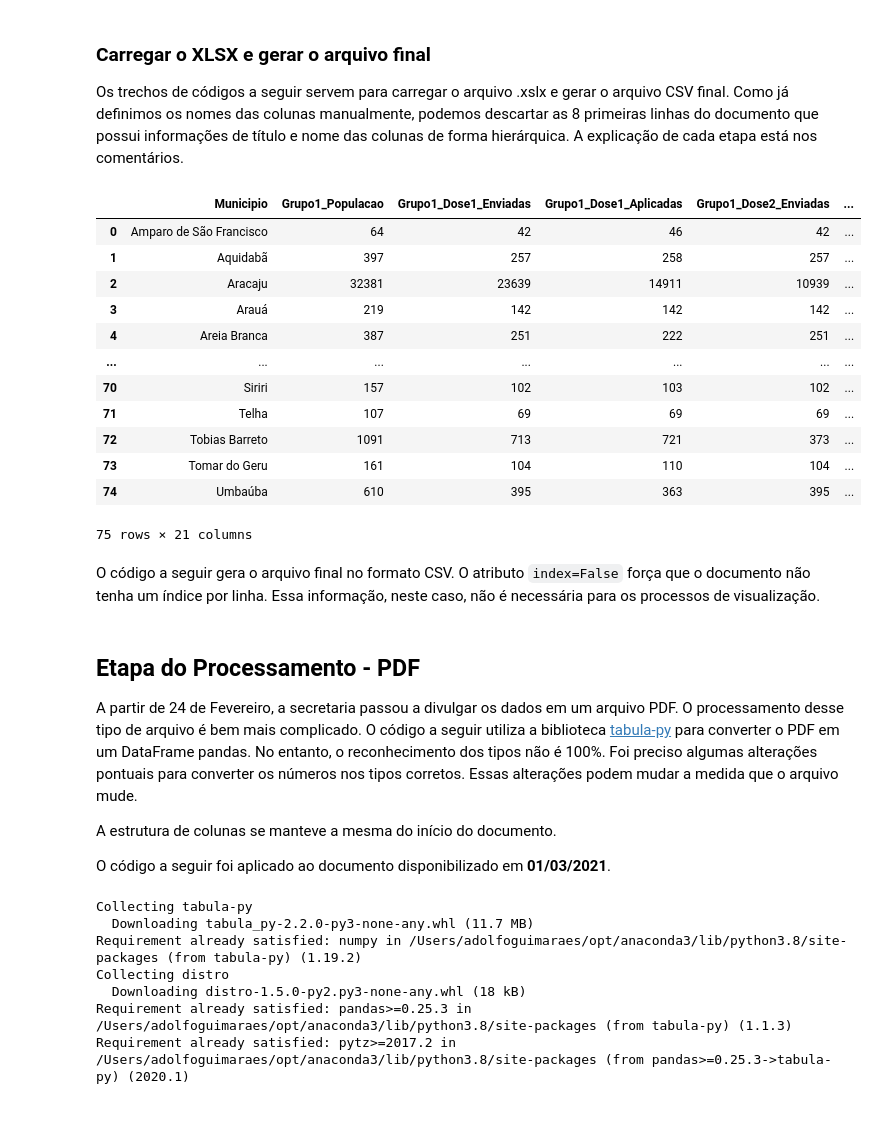
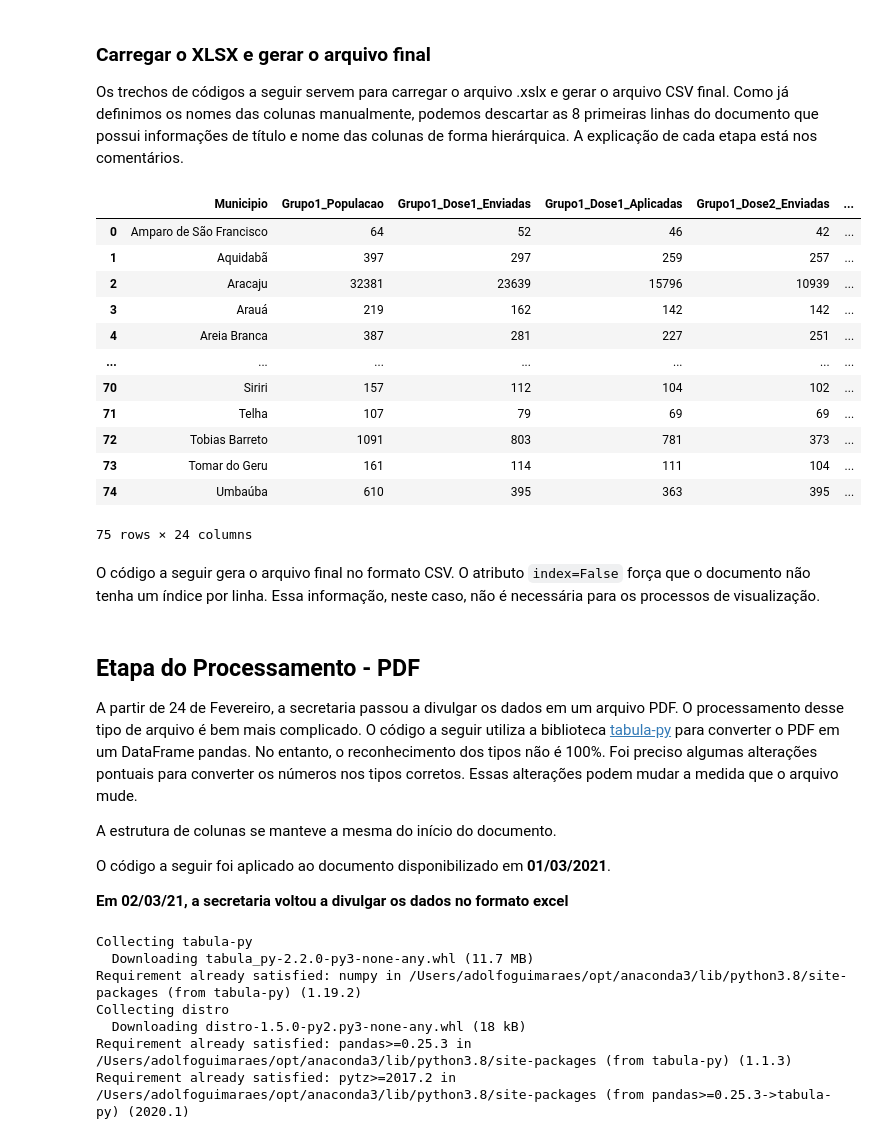
Before and after one commit to adolfoguimaraes/covid19_vacinacao, a Jupyter notebook: Sergipe/ProcessarArquivo_Vacinas.ipynb, the cells around one changed output. Cells and saved outputs as stored; diff of their text form; code cells hidden in the pictures.

```diff
--- a/Sergipe/ProcessarArquivo_Vacinas.ipynb
+++ b/Sergipe/ProcessarArquivo_Vacinas.ipynb
@@ -111,6 +171,10 @@ list_columns = [
     'Grupo4_Doses1_Cobertura',
     'Grupo4_Doses2_Aplicadas',
     'Grupo4_Doses2_Cobertura',
+    'Grupo5_DosesEnviadas',
+    'Grupo5_Doses_Aplicadas_8084',
+    'Grupo5_Doses_Aplicadas_8589',
+    'Grupo5_Cobertura',
     'Total_Dose1_Enviadas',
     'Total_Dose1_Aplicadas',
     'Total_Dose1_Cobertura',
@@ -143,6 +207,9 @@ final_columns = [
     'Grupo4_DosesEnviadas',
     'Grupo4_Doses1_Aplicadas',
     'Grupo4_Doses2_Aplicadas',
+    'Grupo5_DosesEnviadas',
+    'Grupo5_Doses_Aplicadas_8084',
+    'Grupo5_Doses_Aplicadas_8589',
     'Total_Dose1_Enviadas',
     'Total_Dose1_Aplicadas',
     'Total_Dose2_Enviadas',
@@ -158,50 +225,50 @@ Carrega o arquivo .xlsx descartando as 8 primeiras linhas (skiprows=8) que corre
 as linhas de informações dos governos e títulos das colunas. O parâmetro names força que
 o dataframe gerado tenha os nomes das colunas definidas manualmente.
 '''
-data_final = pd.read_excel("data/Doses-aplicadas-23.02.xlsx", skiprows=8,names=list_columns)
+data_final = pd.read_excel("data/Doses-aplicadas-02.03.xlsx", skiprows=8,names=list_columns)
 
 '''
 .head(-1) exclui a última linha do documento que possui o total de Sergipe. Essa informação
 foi retirada porque é facilmente calcula a partir da soma de cada coluna. Isso pode ser feito
 no momento de gerar as visualizações
 '''
 data_final = data_final.head(-1)
 
 '''
 Gera o datframe com as colunas selecinadas para o documento final
 '''
 data_final = data_final[final_columns]
 
 '''
 Alguns municípios possui valores em branco para algumas colunas. Quando o dataframe é carregado,
 esses valores são reconhecidos como NULOS. O código a seguir substitui por 0.
 '''
 data_final = data_final.fillna(0)
 
 '''
 Força que as colunas que possui informações da vacinação seja do tipo inteiro.
 final_columns[1:] pega da segunda coluna até a última, que são as colunas do tipo inteiro.
 '''
 data_final[final_columns[1:]] = data_final[final_columns[1:]].astype(int)
 
 '''
 Visualiza o dataframe final
 '''
 data_final
 # %% [output]
 |  | Municipio | Grupo1_Populacao | Grupo1_Dose1_Enviadas | Grupo1_Dose1_Aplicadas | Grupo1_Dose2_Enviadas | ... |
-| 0 | Amparo de São Francisco | 64 | 42 | 46 | 42 | ... |
-| 1 | Aquidabã | 397 | 257 | 258 | 257 | ... |
-| 2 | Aracaju | 32381 | 23639 | 14911 | 10939 | ... |
-| 3 | Arauá | 219 | 142 | 142 | 142 | ... |
-| 4 | Areia Branca | 387 | 251 | 222 | 251 | ... |
+| 0 | Amparo de São Francisco | 64 | 52 | 46 | 42 | ... |
+| 1 | Aquidabã | 397 | 297 | 259 | 257 | ... |
+| 2 | Aracaju | 32381 | 23639 | 15796 | 10939 | ... |
+| 3 | Arauá | 219 | 162 | 142 | 142 | ... |
+| 4 | Areia Branca | 387 | 281 | 227 | 251 | ... |
 | ... | ... | ... | ... | ... | ... | ... |
-| 70 | Siriri | 157 | 102 | 103 | 102 | ... |
-| 71 | Telha | 107 | 69 | 69 | 69 | ... |
-| 72 | Tobias Barreto | 1091 | 713 | 721 | 373 | ... |
-| 73 | Tomar do Geru | 161 | 104 | 110 | 104 | ... |
+| 70 | Siriri | 157 | 112 | 104 | 102 | ... |
+| 71 | Telha | 107 | 79 | 69 | 69 | ... |
+| 72 | Tobias Barreto | 1091 | 803 | 781 | 373 | ... |
+| 73 | Tomar do Geru | 161 | 114 | 111 | 104 | ... |
 | 74 | Umbaúba | 610 | 395 | 363 | 395 | ... |
-75 rows × 21 columns
+75 rows × 24 columns
 # %% [markdown]
 O código a seguir gera o arquivo final no formato CSV. O atributo `index=False` força que o documento não tenha um índice por linha. Essa informação, neste caso, não é necessária para os processos de visualização.
 # %%
@@ -214,6 +281,8 @@ A partir de 24 de Fevereiro, a secretaria passou a divulgar os dados em um arqui
 A estrutura de colunas se manteve a mesma do início do documento.
 
 O código a seguir foi aplicado ao documento disponibilizado em **01/03/2021**.
+
+**Em 02/03/21, a secretaria voltou a divulgar os dados no formato excel**
 # %%
 # Instala a biblioteca tabula-py
 !pip install tabula-py
```
Also changed, not shown: parts of 2 cells of this notebook, 2 other files.
